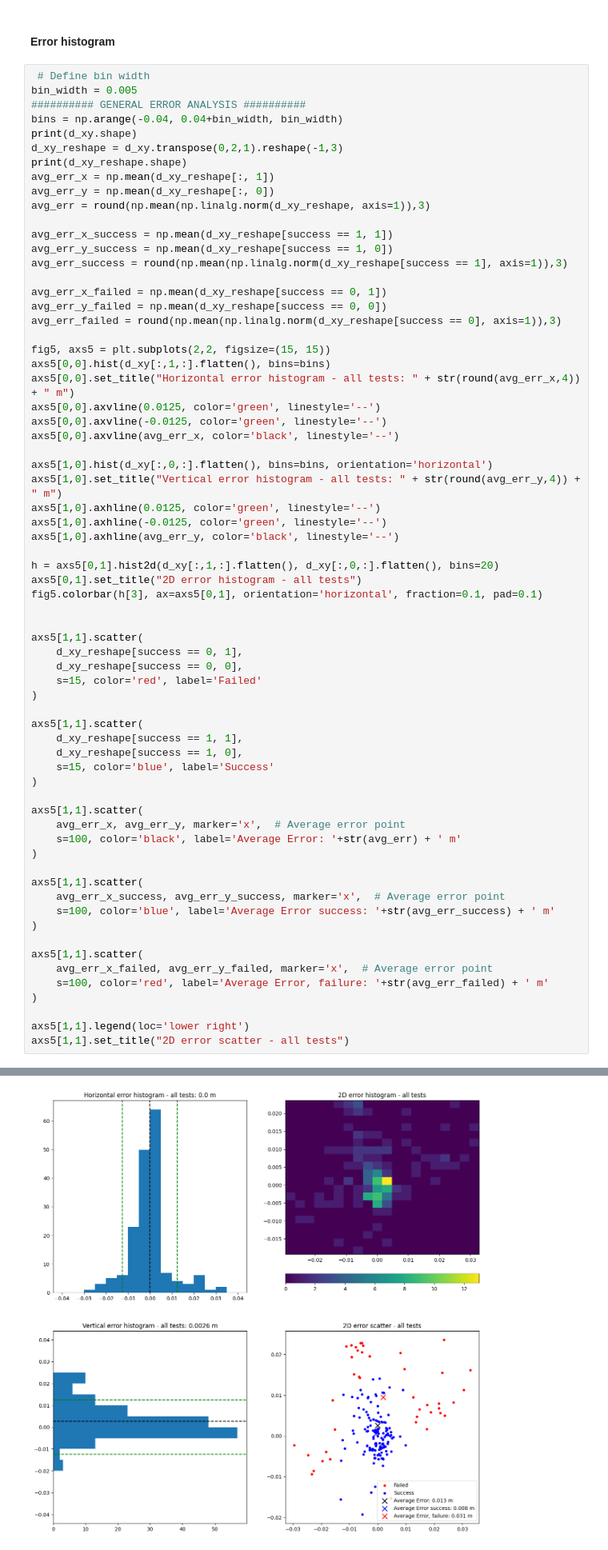
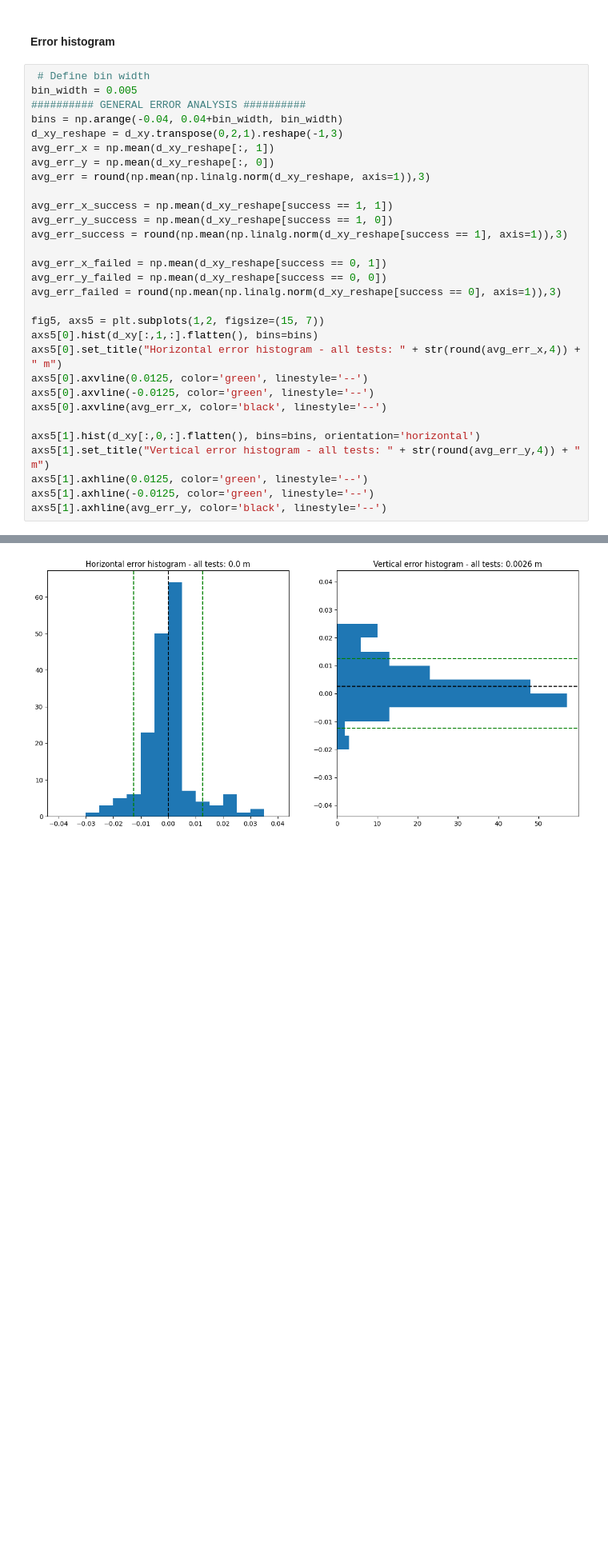
Before and after one commit to nicolas-duque/lerobot, a Jupyter notebook: lerobot/plots/eval_plots.ipynb, the cells around one changed output, grey strips where cells are left out. Shown at 80% size. Drawn from its saved outputs; the diff is of its cells as text; blank space fills up the shorter version.

Commit message:
changes e9 histograms

```diff
--- a/lerobot/plots/eval_plots.ipynb
+++ b/lerobot/plots/eval_plots.ipynb
@@ -714,9 +714,7 @@ fig2.tight_layout()
 bin_width = 0.005
 ########## GENERAL ERROR ANALYSIS ##########
 bins = np.arange(-0.04, 0.04+bin_width, bin_width)
-print(d_xy.shape)
 d_xy_reshape = d_xy.transpose(0,2,1).reshape(-1,3)
-print(d_xy_reshape.shape)
 avg_err_x = np.mean(d_xy_reshape[:, 1])
 avg_err_y = np.mean(d_xy_reshape[:, 0])
 avg_err = round(np.mean(np.linalg.norm(d_xy_reshape, axis=1)),3)
@@ -729,51 +727,16 @@ avg_err_x_failed = np.mean(d_xy_reshape[success == 0, 1])
 avg_err_y_failed = np.mean(d_xy_reshape[success == 0, 0])
 avg_err_failed = round(np.mean(np.linalg.norm(d_xy_reshape[success == 0], axis=1)),3)
 
-fig5, axs5 = plt.subplots(2,2, figsize=(15, 15))
-axs5[0,0].hist(d_xy[:,1,:].flatten(), bins=bins)
-axs5[0,0].set_title("Horizontal error histogram - all tests: " + str(round(avg_err_x,4)) + " m")
-axs5[0,0].axvline(0.0125, color='green', linestyle='--')
-axs5[0,0].axvline(-0.0125, color='green', linestyle='--')
-axs5[0,0].axvline(avg_err_x, color='black', linestyle='--')
+fig5, axs5 = plt.subplots(1,2, figsize=(15, 7))
+axs5[0].hist(d_xy[:,1,:].flatten(), bins=bins)
+axs5[0].set_title("Horizontal error histogram - all tests: " + str(round(avg_err_x,4)) + " m")
+axs5[0].axvline(0.0125, color='green', linestyle='--')
+axs5[0].axvline(-0.0125, color='green', linestyle='--')
+axs5[0].axvline(avg_err_x, color='black', linestyle='--')
 
-axs5[1,0].hist(d_xy[:,0,:].flatten(), bins=bins, orientation='horizontal')
-axs5[1,0].set_title("Vertical error histogram - all tests: " + str(round(avg_err_y,4)) + " m")
-axs5[1,0].axhline(0.0125, color='green', linestyle='--')
-axs5[1,0].axhline(-0.0125, color='green', linestyle='--')
-axs5[1,0].axhline(avg_err_y, color='black', linestyle='--')
-
-h = axs5[0,1].hist2d(d_xy[:,1,:].flatten(), d_xy[:,0,:].flatten(), bins=20)
-axs5[0,1].set_title("2D error histogram - all tests")
-fig5.colorbar(h[3], ax=axs5[0,1], orientation='horizontal', fraction=0.1, pad=0.1)
-
-
-axs5[1,1].scatter(
-    d_xy_reshape[success == 0, 1],
-    d_xy_reshape[success == 0, 0],
-    s=15, color='red', label='Failed'
-)
-
-axs5[1,1].scatter(
-    d_xy_reshape[success == 1, 1],
-    d_xy_reshape[success == 1, 0],
-    s=15, color='blue', label='Success'
-)
-
-axs5[1,1].scatter(
-    avg_err_x, avg_err_y, marker='x',  # Average error point
-    s=100, color='black', label='Average Error: '+str(avg_err) + ' m'
-)
-
-axs5[1,1].scatter(
-    avg_err_x_success, avg_err_y_success, marker='x',  # Average error point
-    s=100, color='blue', label='Average Error success: '+str(avg_err_success) + ' m'
-)
-
-axs5[1,1].scatter(
-    avg_err_x_failed, avg_err_y_failed, marker='x',  # Average error point
-    s=100, color='red', label='Average Error, failure: '+str(avg_err_failed) + ' m'
-)
-
-axs5[1,1].legend(loc='lower right')
-axs5[1,1].set_title("2D error scatter - all tests")
+axs5[1].hist(d_xy[:,0,:].flatten(), bins=bins, orientation='horizontal')
+axs5[1].set_title("Vertical error histogram - all tests: " + str(round(avg_err_y,4)) + " m")
+axs5[1].axhline(0.0125, color='green', linestyle='--')
+axs5[1].axhline(-0.0125, color='green', linestyle='--')
+axs5[1].axhline(avg_err_y, color='black', linestyle='--')
 # %% [output]
@@ -783,4 +744,4 @@ Text(0.5, 1.0, '2D error scatter - all tests')
-[figure, old version]
+[figure, new version]
 # %%
 ############UNKNOWN ERROR ANALYSIS############
 # Define bin width
```
Also changed, not shown: parts of 4 cells of this notebook.
